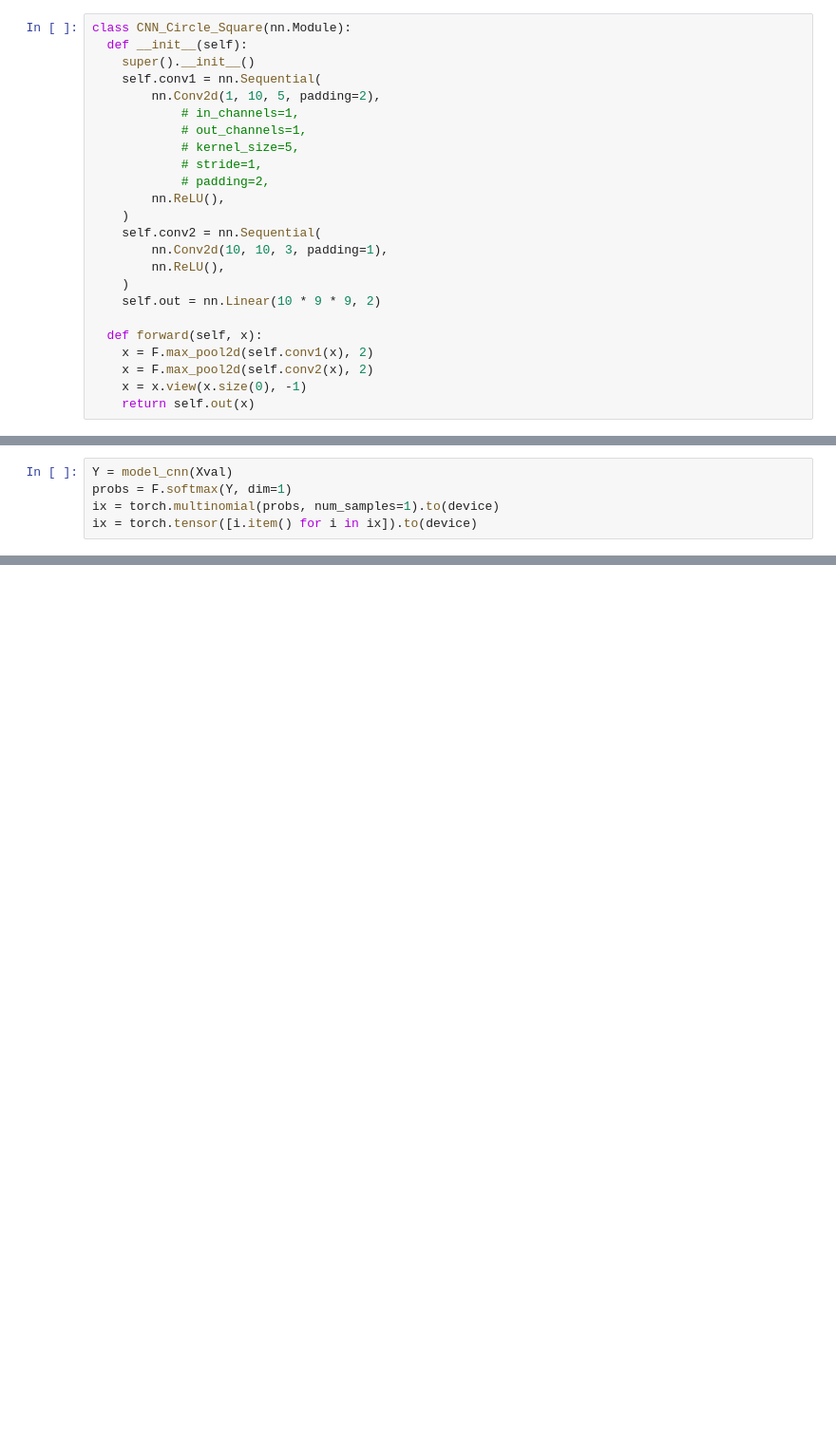
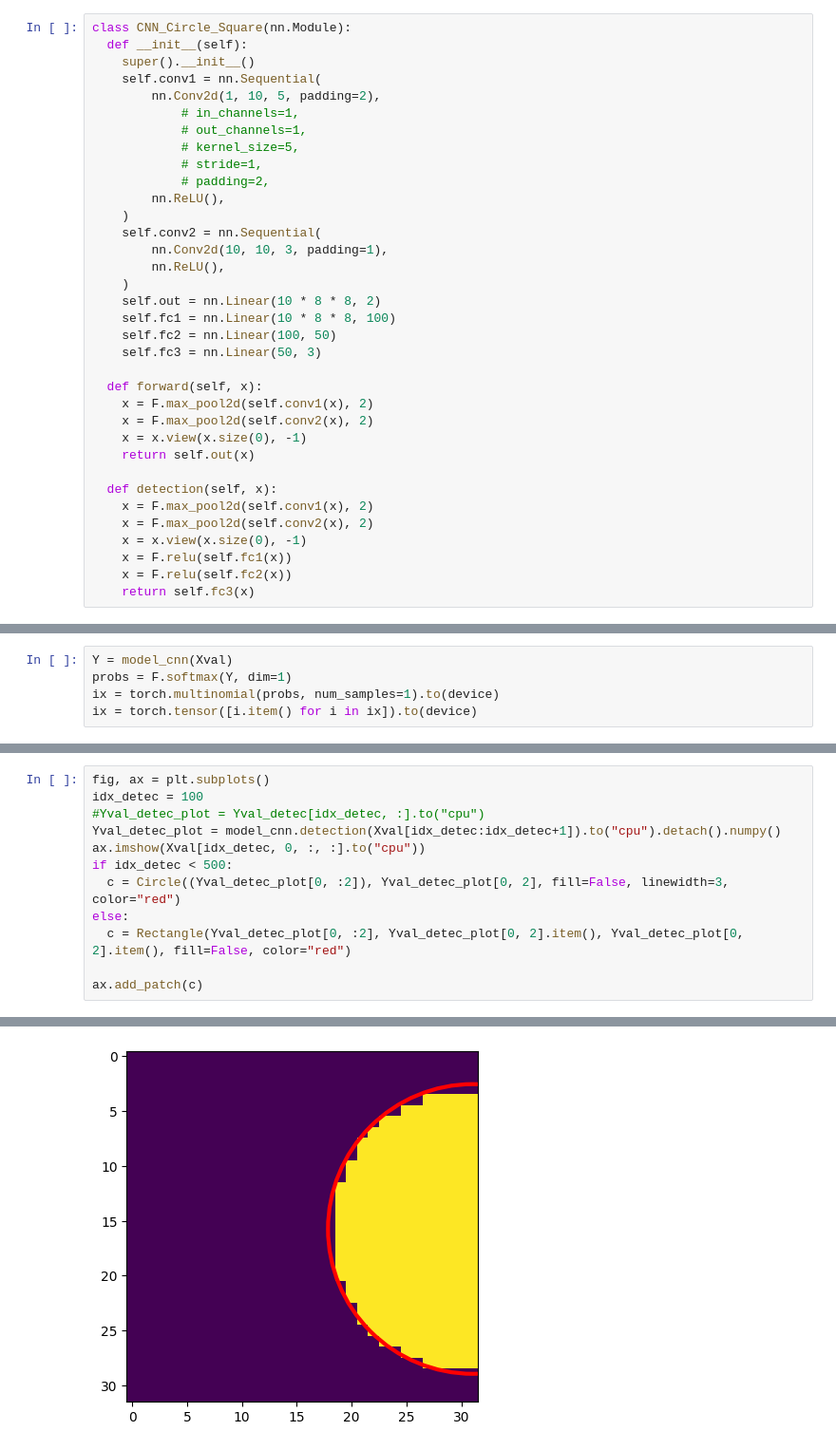
Before and after one commit to markuspirke/fun-with-images, a Jupyter notebook: circle_square_detection.ipynb, the cells around one changed output, grey strips where cells are left out. Shown at 95% size. Drawn from its saved outputs; the diff is of its cells as text; blank space fills up the shorter version.

```diff
--- a/circle_square_detection.ipynb
+++ b/circle_square_detection.ipynb
@@ -52,10 +34,21 @@ class CNN_Circle_Square(nn.Module):
         nn.Conv2d(10, 10, 3, padding=1),
         nn.ReLU(),
     )
-    self.out = nn.Linear(10 * 9 * 9, 2)
+    self.out = nn.Linear(10 * 8 * 8, 2)
+    self.fc1 = nn.Linear(10 * 8 * 8, 100)
+    self.fc2 = nn.Linear(100, 50)
+    self.fc3 = nn.Linear(50, 3)
 
   def forward(self, x):
     x = F.max_pool2d(self.conv1(x), 2)
     x = F.max_pool2d(self.conv2(x), 2)
     x = x.view(x.size(0), -1)
     return self.out(x)
+
+  def detection(self, x):
+    x = F.max_pool2d(self.conv1(x), 2)
+    x = F.max_pool2d(self.conv2(x), 2)
+    x = x.view(x.size(0), -1)
+    x = F.relu(self.fc1(x))
+    x = F.relu(self.fc2(x))
+    return self.fc3(x)
@@ -199,0 +227,13 @@ sum(ix == Yval).item()/Nval
+# %%
+fig, ax = plt.subplots()
+idx_detec = 100
+#Yval_detec_plot = Yval_detec[idx_detec, :].to("cpu")
+Yval_detec_plot = model_cnn.detection(Xval[idx_detec:idx_detec+1]).to("cpu").detach().numpy()
+ax.imshow(Xval[idx_detec, 0, :, :].to("cpu"))
+if idx_detec < 500:
+  c = Circle((Yval_detec_plot[0, :2]), Yval_detec_plot[0, 2], fill=False, linewidth=3, color="red")
+else:
+  c = Rectangle(Yval_detec_plot[0, :2], Yval_detec_plot[0, 2].item(), Yval_detec_plot[0, 2].item(), fill=False, color="red")
+
+ax.add_patch(c)
+# %% [output]
@@ -199,0 +241 @@ sum(ix == Yval).item()/Nval
+[figure, added]
```
Also changed, not shown: parts of 24 cells of this notebook.
